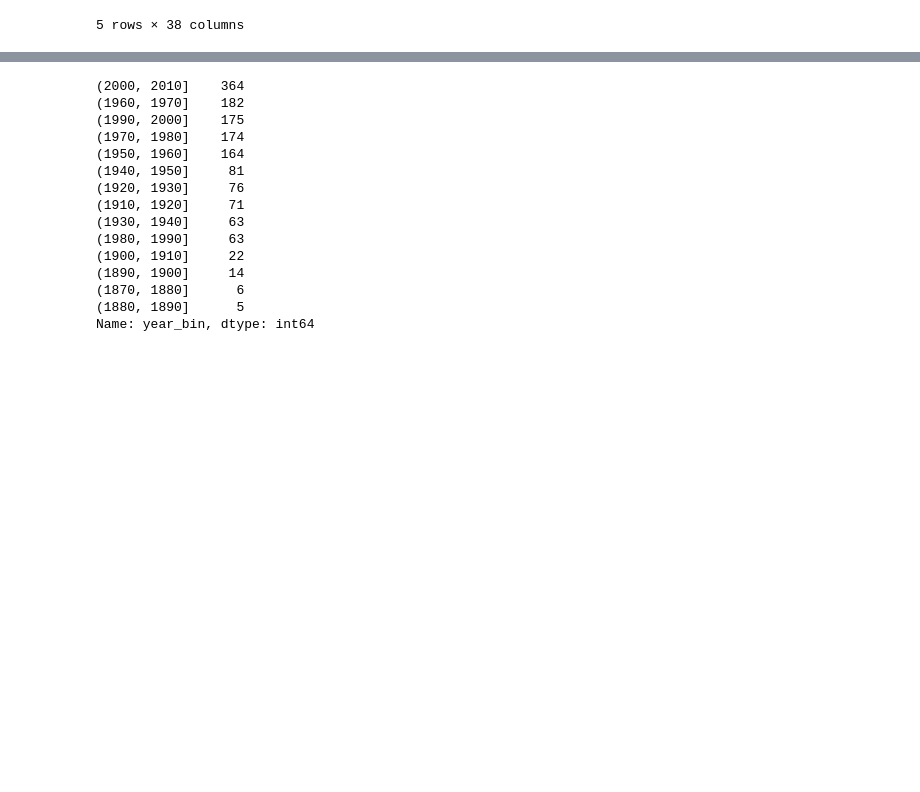
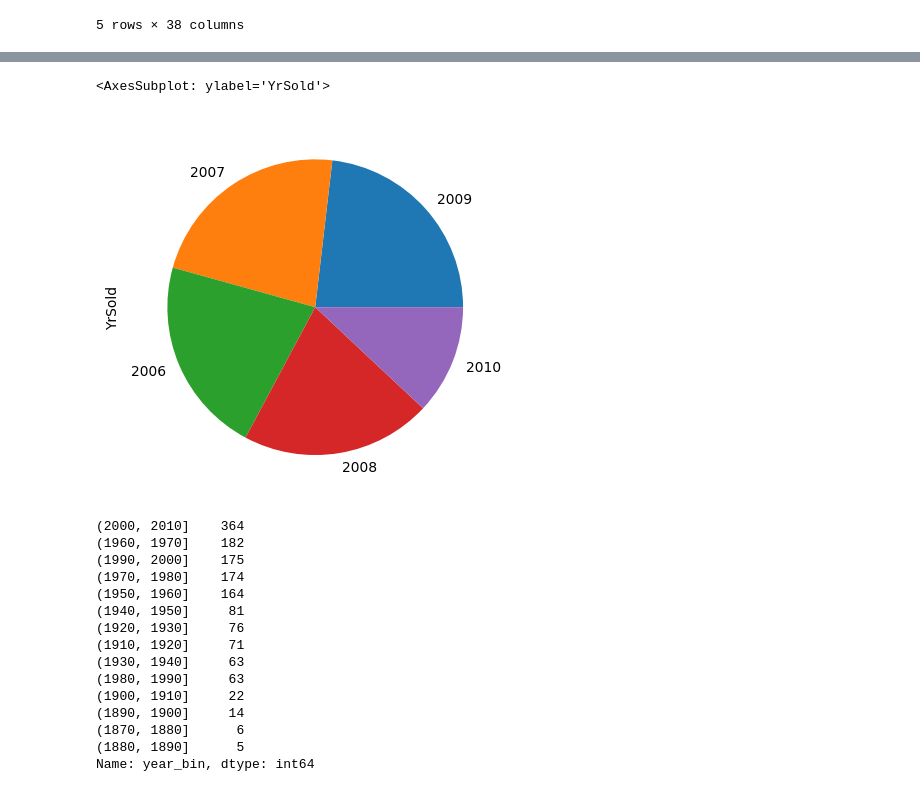
Before and after one commit to shafique18/probability_and_statistics_python, a Jupyter notebook: notebooks/Bar_graphs_and_pie_charts.ipynb, the cells around one changed output, grey strips where cells are left out. Drawn from its saved outputs; the diff is of its cells as text; code cells hidden in the pictures; blank space fills up the shorter version.

```diff
--- a/notebooks/Bar_graphs_and_pie_charts.ipynb
+++ b/notebooks/Bar_graphs_and_pie_charts.ipynb
@@ -91,3 +119,8 @@ print(sorted(df_num.YearBuilt.unique()))
+# %%
+df_num.YrSold.value_counts().plot.pie()
+# %% [output]
+<AxesSubplot: ylabel='YrSold'>
+[figure, added]
 # %%
 bins = [1870, 1880, 1890, 1900, 1910, 1920, 1930, 1940, 1950, 1960, 1970, 1980, 1990, 2000, 2010]
 df_num['year_bin'] = pd.cut(df_num['YearBuilt'], bins, ordered=True)
```
Also changed, not shown: parts of 20 cells of this notebook, 3 other files.
